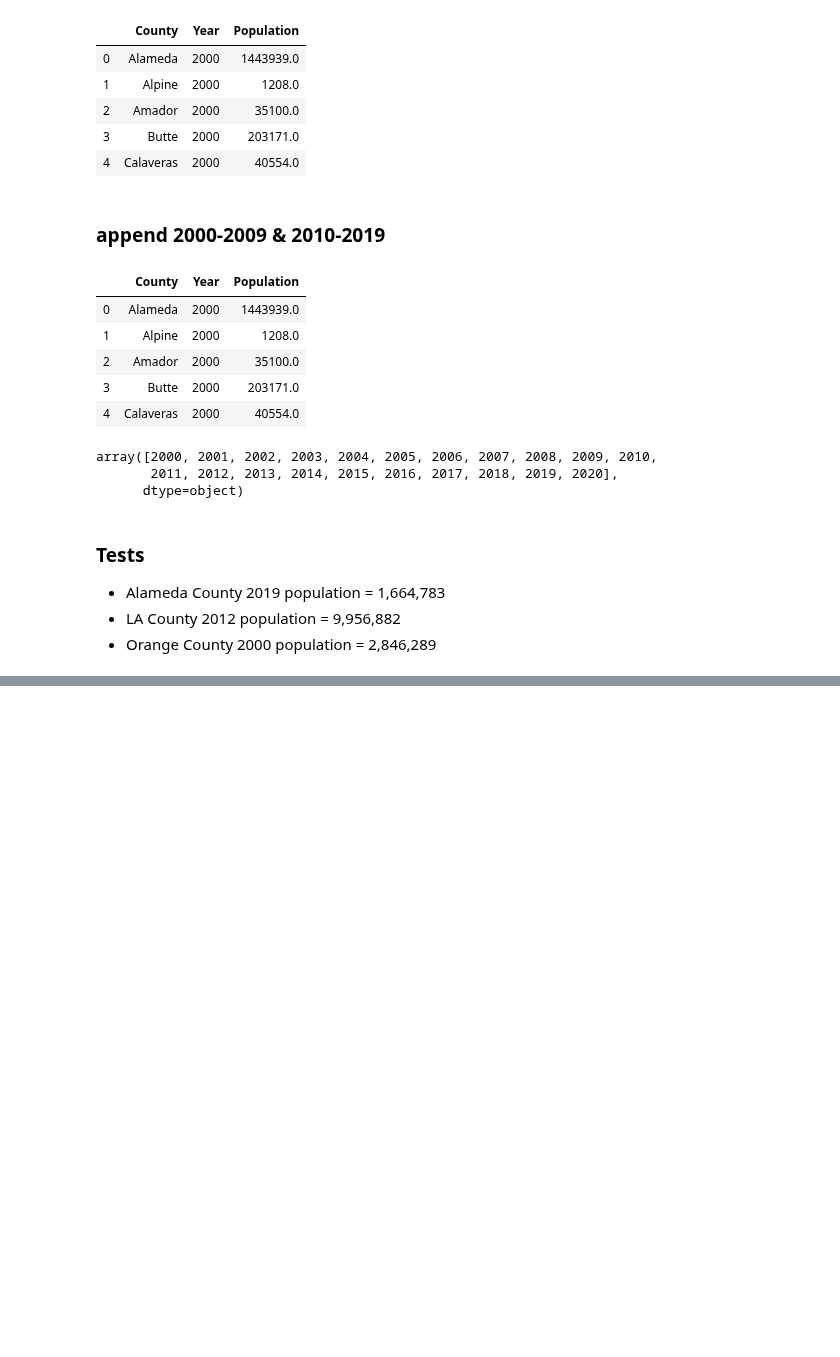
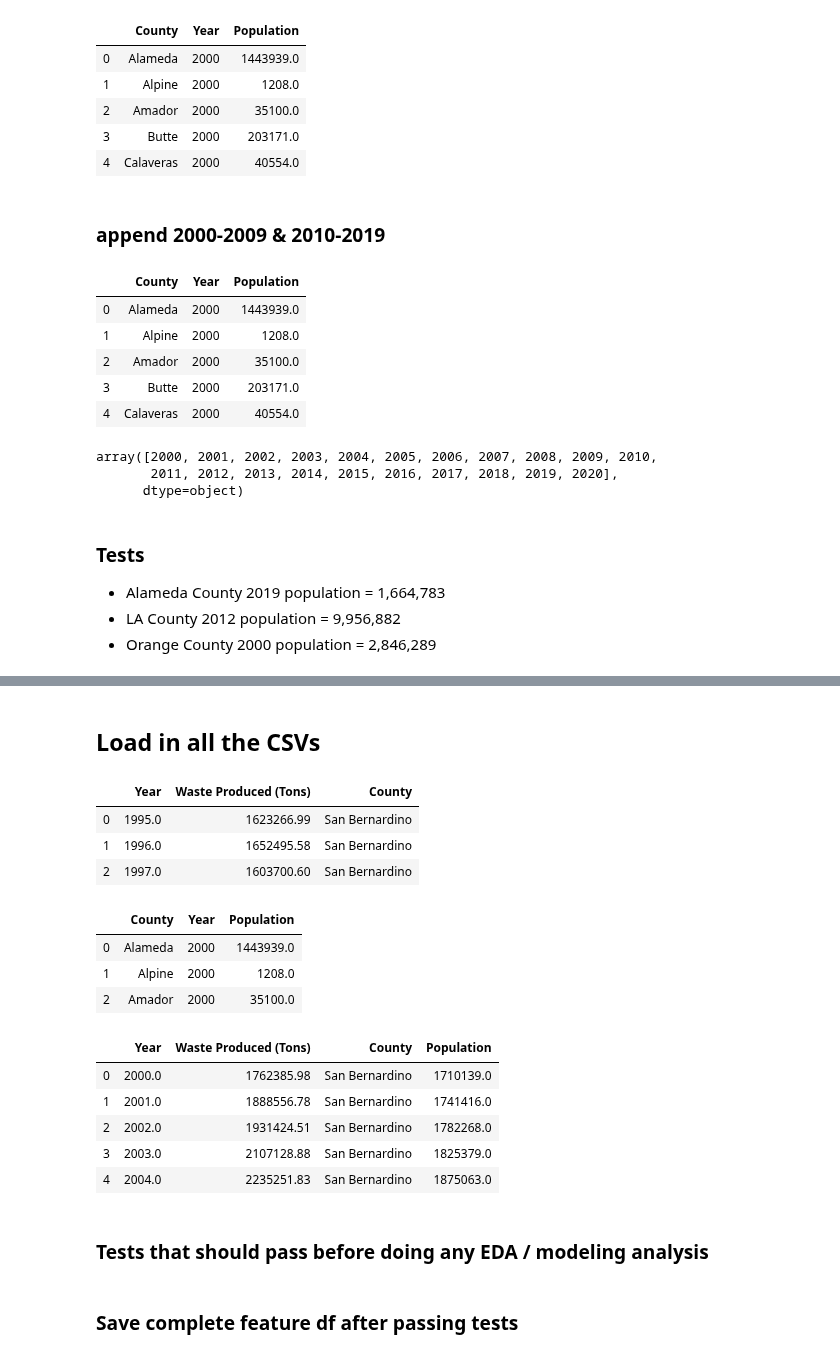
Before and after one commit to matthew-y-dong/ca-waste, a Jupyter notebook: preprocess-data/data-cleaning.ipynb, the cells around one changed output, grey strips where cells are left out. Drawn from its saved outputs; the diff is of its cells as text; code cells hidden in the pictures; blank space fills up the shorter version.

Commit message:
merge waste and population dfs

```diff
--- a/preprocess-data/data-cleaning.ipynb
+++ b/preprocess-data/data-cleaning.ipynb
@@ -229,0 +232,30 @@ county_population_df.to_csv("../data/ca-finance-dpt-county-populations-2000-2020
+# %% [markdown]
+## Load in all the CSVs
+# %%
+county_waste_production = pd.read_csv("../data/calrecycle_waste_production_per_county.csv")
+county_waste_production.head(3)
+# %% [output]
+|  | Year | Waste Produced (Tons) | County |
+| 0 | 1995.0 | 1623266.99 | San Bernardino |
+| 1 | 1996.0 | 1652495.58 | San Bernardino |
+| 2 | 1997.0 | 1603700.60 | San Bernardino |
+# %%
+county_population = pd.read_csv("../data/ca-finance-dpt-county-populations-2000-2020.csv")
+county_population.head(3)
+# %% [output]
+|  | County | Year | Population |
+| 0 | Alameda | 2000 | 1443939.0 |
+| 1 | Alpine | 2000 | 1208.0 |
+| 2 | Amador | 2000 | 35100.0 |
+# %%
+complete_feature_df = county_waste_production.merge(county_population, on=["County", "Year"], how="inner")
+complete_feature_df.head()
+# %% [output]
+|  | Year | Waste Produced (Tons) | County | Population |
+| 0 | 2000.0 | 1762385.98 | San Bernardino | 1710139.0 |
+| 1 | 2001.0 | 1888556.78 | San Bernardino | 1741416.0 |
+| 2 | 2002.0 | 1931424.51 | San Bernardino | 1782268.0 |
+| 3 | 2003.0 | 2107128.88 | San Bernardino | 1825379.0 |
+| 4 | 2004.0 | 2235251.83 | San Bernardino | 1875063.0 |
+# %% [markdown]
+### Tests that should pass before doing any EDA / modeling analysis
@@ -229,0 +280,2 @@ county_population_df.to_csv("../data/ca-finance-dpt-county-populations-2000-2020
+# %% [markdown]
+### Save complete feature df after passing tests
```
Also changed, not shown: parts of 18 cells of this notebook, 2 other files.
